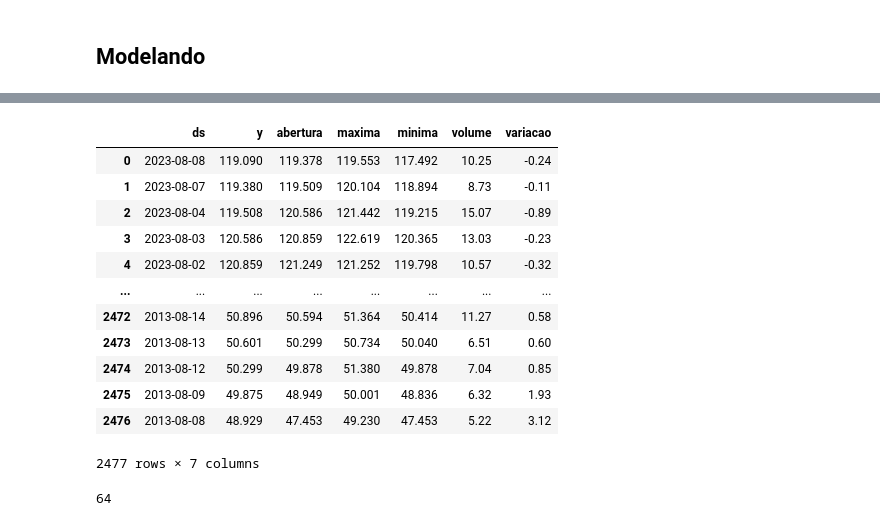
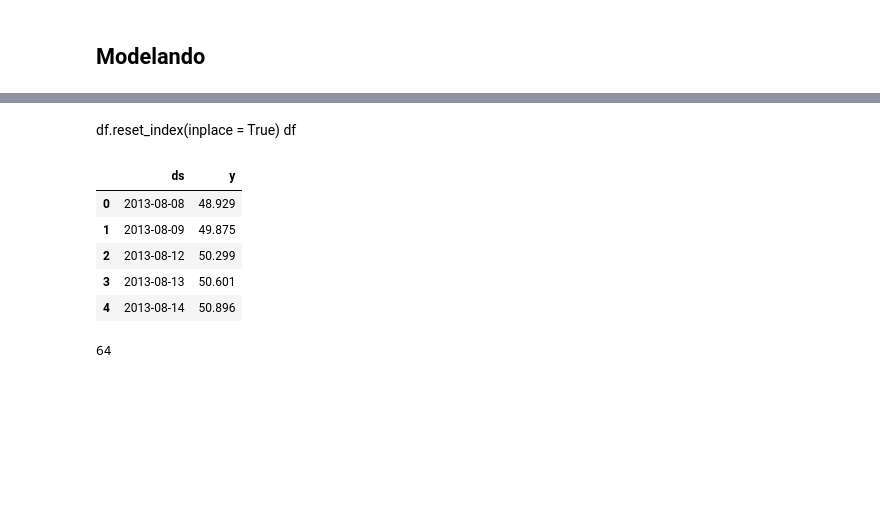
Before and after one commit to jorgeplatero/postech_techchallenge_fase_2, a Jupyter notebook: notebook.ipynb, the cells around one changed output, grey strips where cells are left out. Saved outputs shown, nothing was run; the diff lists cells and outputs as text; code cells hidden in the pictures; blank space fills up the shorter version.

```diff
--- a/notebook.ipynb
+++ b/notebook.ipynb
@@ -162,8 +162,8 @@ df.head()
 | 2023-08-03 | 120.586 | 120.859 | 122.619 | 120.365 | 13.03 | -0.23 |
 | 2023-08-02 | 120.859 | 121.249 | 121.252 | 119.798 | 10.57 | -0.32 |
 # %%
-df_fechamento_pontos = df['ultimo'].to_frame(name = 'ultimo')
-df_fechamento_pontos
+df = df['ultimo'].to_frame(name = 'ultimo')
+df
 # %% [output]
 |  | ultimo |
 | data |  |
@@ -190,5 +190,5 @@ plt.grid(True)
 from statsmodels.tsa.seasonal import seasonal_decompose #lib para decompor série temporal
 from statsmodels.tsa.stattools import acf, pacf #autocorrelação e autocorrelação parcial
 # %%
-df_fechamento_pontos.sort_index(inplace = True)
+df.sort_index(inplace = True)
 # %%
@@ -357,3 +357,6 @@ plot_pacf(df_fechamento_pontos.values)
 [figure]
 # %% [markdown]
 ## Modelando
+# %%
+df.reset_index(drop = False, inplace = True)
+df.head()
@@ -360,6 +370,3 @@ plot_pacf(df_fechamento_pontos.values)
 # %%
 from statsforecast import StatsForecast
 from statsforecast.models import Naive
-# %%
-df.reset_index(inplace = True)
-df
@@ -380,20 +373,16 @@ df
+# %% [markdown]
+df.reset_index(inplace = True)
+df
 # %%
 df = df.rename(columns = {'data': 'ds', 'ultimo': 'y'})
-df
+df.head()
 # %% [output]
-|  | ds | y | abertura | maxima | minima | volume | variacao |
-| 0 | 2023-08-08 | 119.090 | 119.378 | 119.553 | 117.492 | 10.25 | -0.24 |
-| 1 | 2023-08-07 | 119.380 | 119.509 | 120.104 | 118.894 | 8.73 | -0.11 |
-| 2 | 2023-08-04 | 119.508 | 120.586 | 121.442 | 119.215 | 15.07 | -0.89 |
-| 3 | 2023-08-03 | 120.586 | 120.859 | 122.619 | 120.365 | 13.03 | -0.23 |
-| 4 | 2023-08-02 | 120.859 | 121.249 | 121.252 | 119.798 | 10.57 | -0.32 |
-| ... | ... | ... | ... | ... | ... | ... | ... |
-| 2472 | 2013-08-14 | 50.896 | 50.594 | 51.364 | 50.414 | 11.27 | 0.58 |
-| 2473 | 2013-08-13 | 50.601 | 50.299 | 50.734 | 50.040 | 6.51 | 0.60 |
-| 2474 | 2013-08-12 | 50.299 | 49.878 | 51.380 | 49.878 | 7.04 | 0.85 |
-| 2475 | 2013-08-09 | 49.875 | 48.949 | 50.001 | 48.836 | 6.32 | 1.93 |
-| 2476 | 2013-08-08 | 48.929 | 47.453 | 49.230 | 47.453 | 5.22 | 3.12 |
+|  | ds | y |
+| 0 | 2013-08-08 | 48.929 |
+| 1 | 2013-08-09 | 49.875 |
+| 2 | 2013-08-12 | 50.299 |
+| 3 | 2013-08-13 | 50.601 |
+| 4 | 2013-08-14 | 50.896 |
-2477 rows × 7 columns
 # %%
 treino = df.loc[df['ds'] < '2023-05-01'] #dados de treino
 valid = df.loc[(df['ds'] >= '2023-05-01') & (df['ds'] < '2023-08-01')] #dados de validação (3 meses), quanto maior o período de predição, maior a largura de banda (maior o erro)
```
Also changed, not shown: parts of 14 cells of this notebook.
